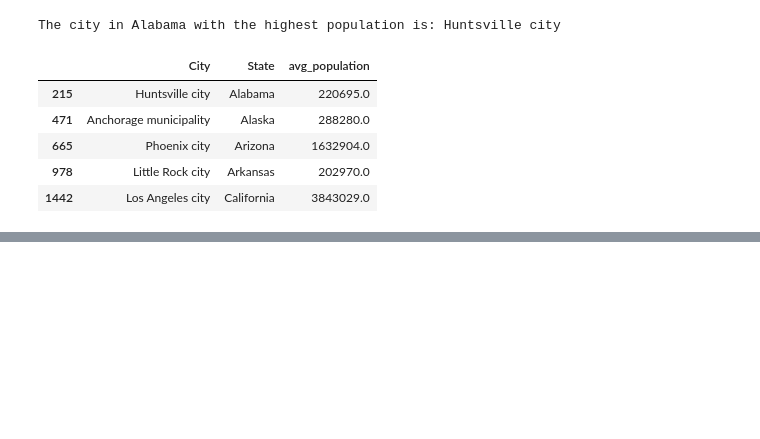
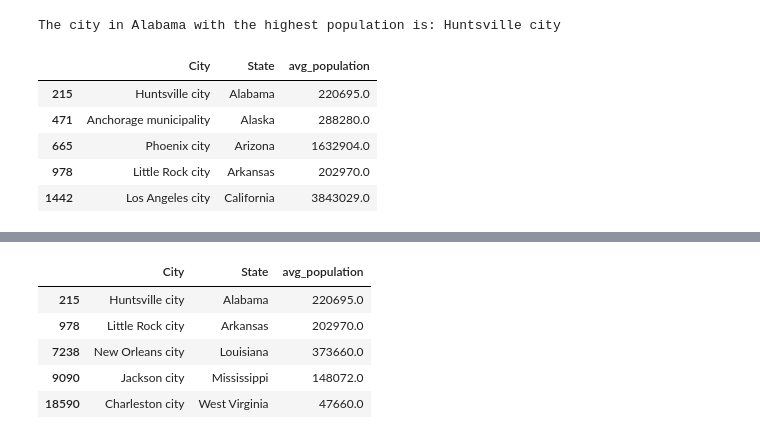
Before and after one commit to kaylamblais96/Project_3__Data_Engineering_Team_1, a Jupyter notebook: state_pop_complete.ipynb, the cells around one changed output, grey strips where cells are left out. Drawn from its saved outputs; the diff is of its cells as text; code cells hidden in the pictures; blank space fills up the shorter version.

```diff
--- a/state_pop_complete.ipynb
+++ b/state_pop_complete.ipynb
@@ -122,0 +160,9 @@ max_population_cities.to_csv('max_population_cities.csv', index=False)
+# %%
+Bottom_df
+# %% [output]
+|  | City | State | avg_population |
+| 215 | Huntsville city | Alabama | 220695.0 |
+| 978 | Little Rock city | Arkansas | 202970.0 |
+| 7238 | New Orleans city | Louisiana | 373660.0 |
+| 9090 | Jackson city | Mississippi | 148072.0 |
+| 18590 | Charleston city | West Virginia | 47660.0 |
```
Also changed, not shown: parts of 3 cells of this notebook.
